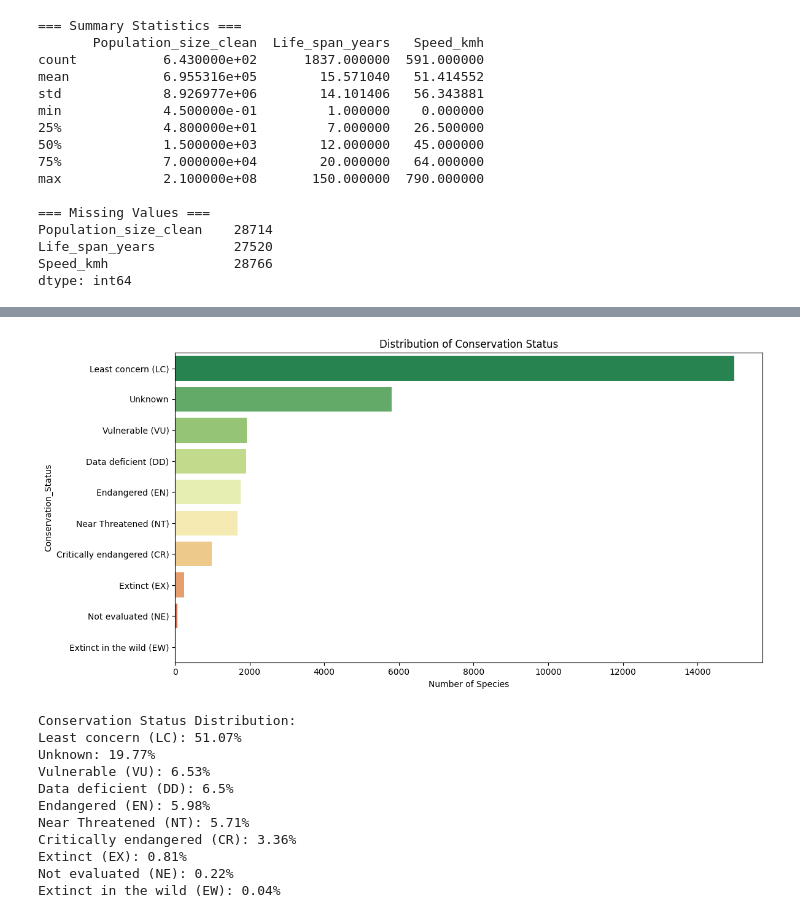
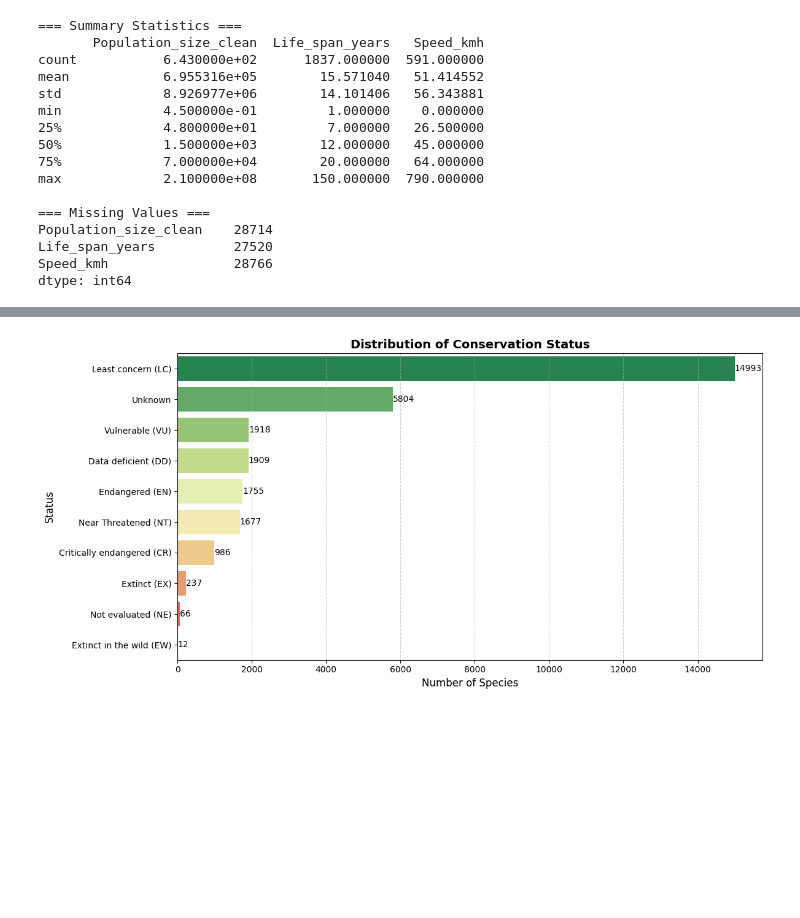
Before and after one commit to Ruben-Edard/MySQL-Data-Cleaning, a Jupyter notebook: Python/wildlife.ipynb, the cells around one changed output, grey strips where cells are left out. Cells and saved outputs as stored; diff of their text form; code cells hidden in the pictures; blank space fills up the shorter version.

```diff
--- a/Python/wildlife.ipynb
+++ b/Python/wildlife.ipynb
@@ -128,36 +142,22 @@ plt.show()
-# %%
-# Extract population status from the Population column
-df['Conservation_Status'] = df['Population'].apply(lambda x:
-    literal_eval(x).get('Population status', 'Unknown') if pd.notna(x) else 'Unknown')
-
-# Create a visualization of conservation status
-plt.figure(figsize=(12, 6))
-status_counts = df['Conservation_Status'].value_counts()
-
-# Use hue=status_counts.index and set legend=False
-sns.barplot(x=status_counts.values, y=status_counts.index, hue=status_counts.index, palette='RdYlGn_r', legend=False)
-
-plt.title('Distribution of Conservation Status')
-plt.xlabel('Number of Species')
-plt.tight_layout()
-plt.show()
-
-# Print percentage of each status
-print("\nConservation Status Distribution:")
-status_percentage = (df['Conservation_Status'].value_counts(normalize=True) * 100).round(2)
-for status, percentage in status_percentage.items():
-    print(f"{status}: {percentage}%")
-# %% [output]
-[figure, removed]
-Conservation Status Distribution:
-Least concern (LC): 51.07%
-Unknown: 19.77%
-Vulnerable (VU): 6.53%
-Data deficient (DD): 6.5%
-Endangered (EN): 5.98%
-Near Threatened (NT): 5.71%
-Critically endangered (CR): 3.36%
-Extinct (EX): 0.81%
-Not evaluated (NE): 0.22%
-Extinct in the wild (EW): 0.04%
+# %%
+plt.figure(figsize=(12, 6))
+status_counts = df['Conservation_Status'].value_counts()
+
+# Create the barplot
+ax = sns.barplot(x=status_counts.values, y=status_counts.index, hue=status_counts.index, palette='RdYlGn_r', legend=False)
+
+# Add labels to the bars
+for i, v in enumerate(status_counts.values):
+    ax.text(v + 0.05, i, str(v), color='black', ha='left', va='center', fontsize=10)
+
+# Customize the chart
+plt.title('Distribution of Conservation Status', fontsize=14, fontweight='bold')
+plt.xlabel('Number of Species', fontsize=12)
+plt.ylabel('Status', fontsize=12)
+plt.grid(axis='x', linestyle='--', alpha=0.6)  # Light grid for better readability
+plt.tight_layout()
+
+plt.show()
+# %% [output]
+[figure, added]
 # %%
```
Also changed, not shown: parts of 5 cells of this notebook.
